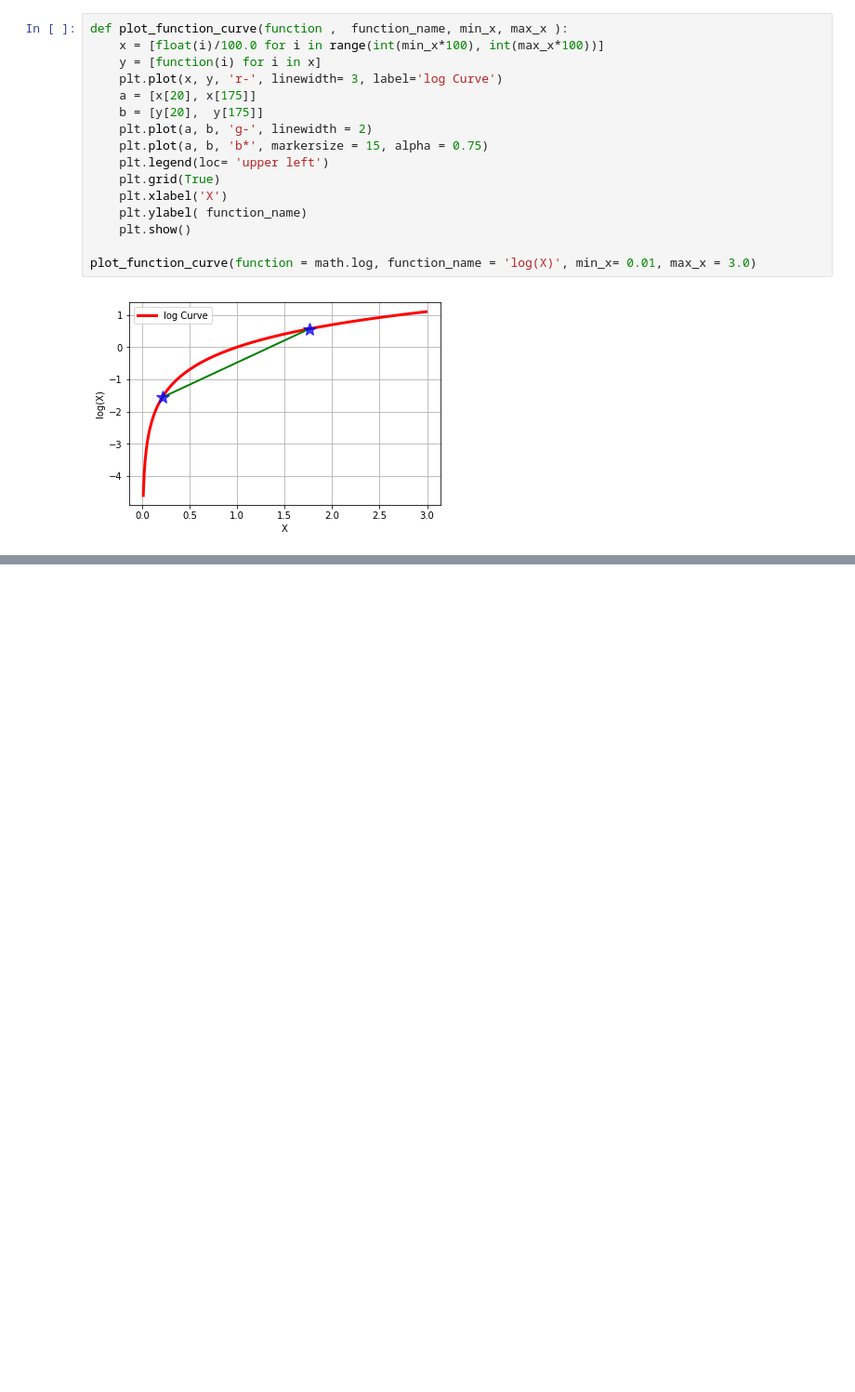
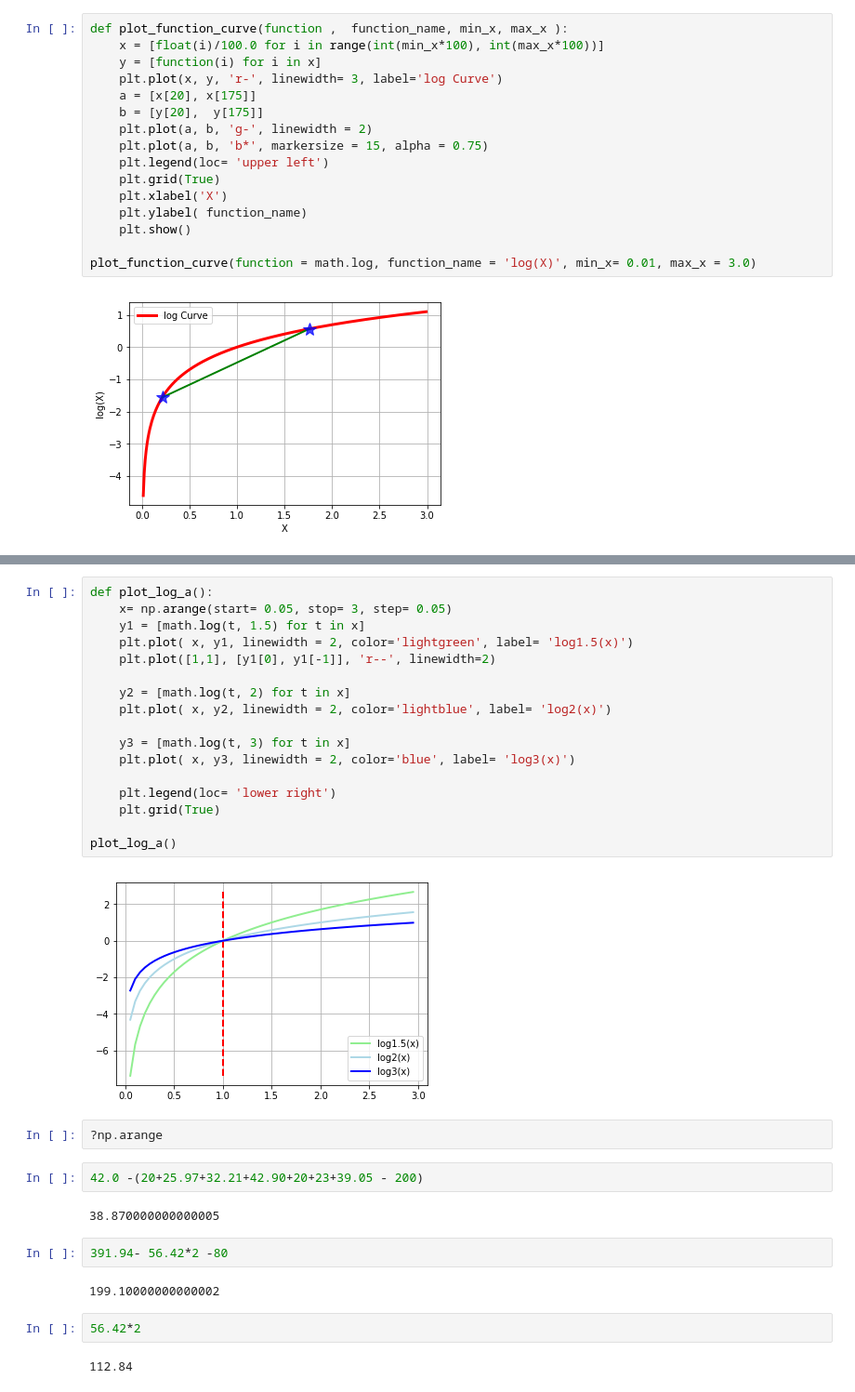
Before and after one commit to tukichen/Visualization_in_python, a Jupyter notebook: Math for Machine Learning.ipynb, the cells around one changed output, grey strips where cells are left out. Shown at 93% size. Cells and saved outputs as stored; diff of their text form; blank space fills up the shorter version.

```diff
--- a/Math for Machine Learning.ipynb
+++ b/Math for Machine Learning.ipynb
@@ -24,0 +70,33 @@ plot_function_curve(function = math.log, function_name = 'log(X)', min_x= 0.01,
+# %%
+def plot_log_a():
+    x= np.arange(start= 0.05, stop= 3, step= 0.05)
+    y1 = [math.log(t, 1.5) for t in x]
+    plt.plot( x, y1, linewidth = 2, color='lightgreen', label= 'log1.5(x)')
+    plt.plot([1,1], [y1[0], y1[-1]], 'r--', linewidth=2)
+
+    y2 = [math.log(t, 2) for t in x]
+    plt.plot( x, y2, linewidth = 2, color='lightblue', label= 'log2(x)')
+
+    y3 = [math.log(t, 3) for t in x]
+    plt.plot( x, y3, linewidth = 2, color='blue', label= 'log3(x)')
+
+    plt.legend(loc= 'lower right')
+    plt.grid(True)
+
+plot_log_a()
+# %% [output]
+[figure, added]
+# %%
+?np.arange
+# %%
+42.0 -(20+25.97+32.21+42.90+20+23+39.05 - 200)
+# %% [output]
+38.870000000000005
+# %%
+391.94- 56.42*2 -80
+# %% [output]
+199.10000000000002
+# %%
+56.42*2
+# %% [output]
+112.84
```
Also changed, not shown: parts of 6 cells of this notebook.
